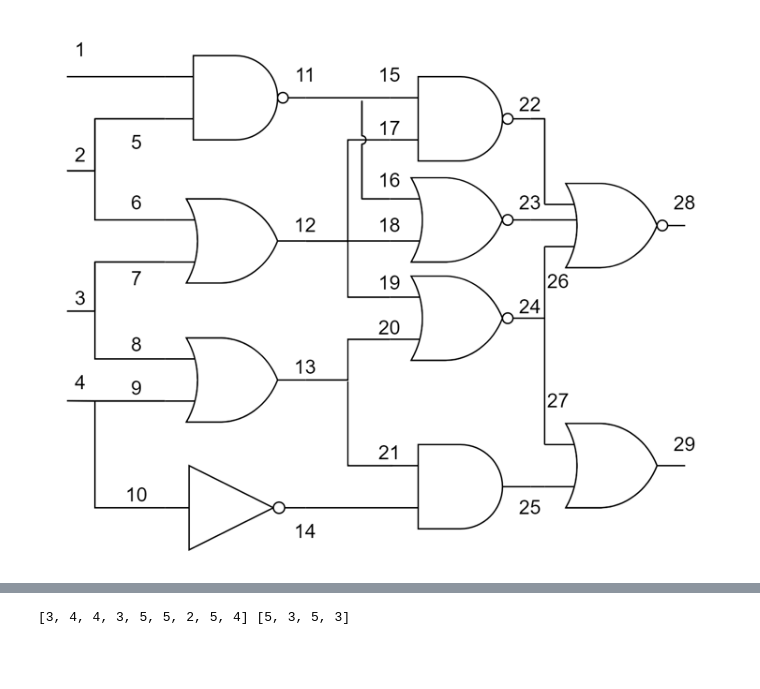
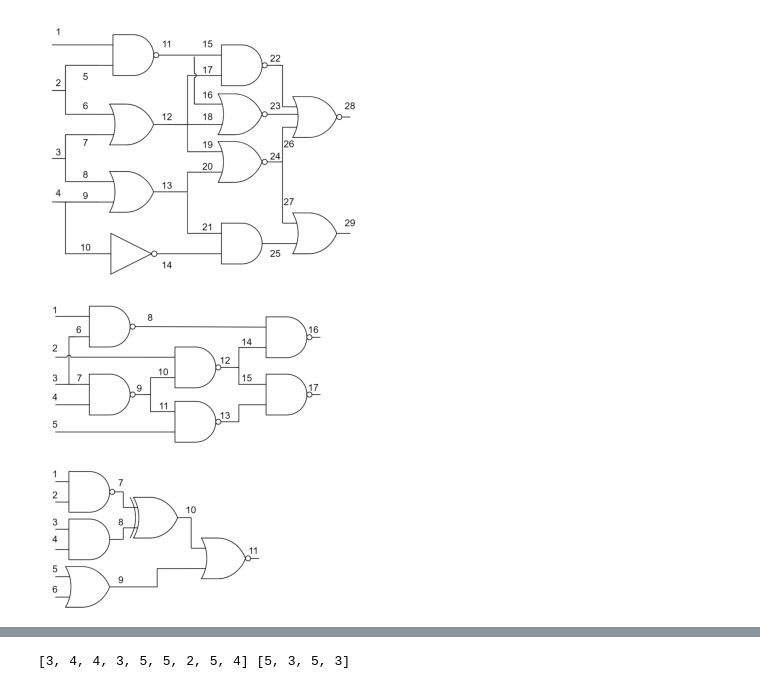
Before and after one commit to kevinari26/Program-ATPG, a Jupyter notebook: ATPG.ipynb, the cells around one changed output, grey strips where cells are left out. Drawn from its saved outputs; the diff is of its cells as text; code cells hidden in the pictures; blank space fills up the shorter version.

Commit message:
jumlah PI bisa dinamis, tambah rangkaian uji lain

```diff
--- a/ATPG.ipynb
+++ b/ATPG.ipynb
@@ -1,10 +1,20 @@
 # %%
 from PIL import Image
+import matplotlib.pyplot as plt
 
-img = Image.open('rangkaian1.png')
-w, h = img.size # width height
-scl = 0.5
-img = img.resize (( int(w*scl), int(h*scl) ))
-img
+def show_image(filename, scale):
+    img = Image.open(filename)
+    w, h = img.size # width height
+    scl = scale
+    plt.figure(figsize=(int(w*scl), int(h*scl)), dpi=1)
+    plt.axis('off')
+    plt.imshow(img)
+
+
+show_image('rangkaian1.png', 0.3)
+show_image('rangkaian c17.png', 0.3)
+show_image('rangkaian tree.png', 0.3)
 # %% [output]
-[figure, old version]
+[figure, new version]
+[figure, added]
+[figure, added]
```
Also changed, not shown: parts of 4 cells of this notebook, 4 other files.
